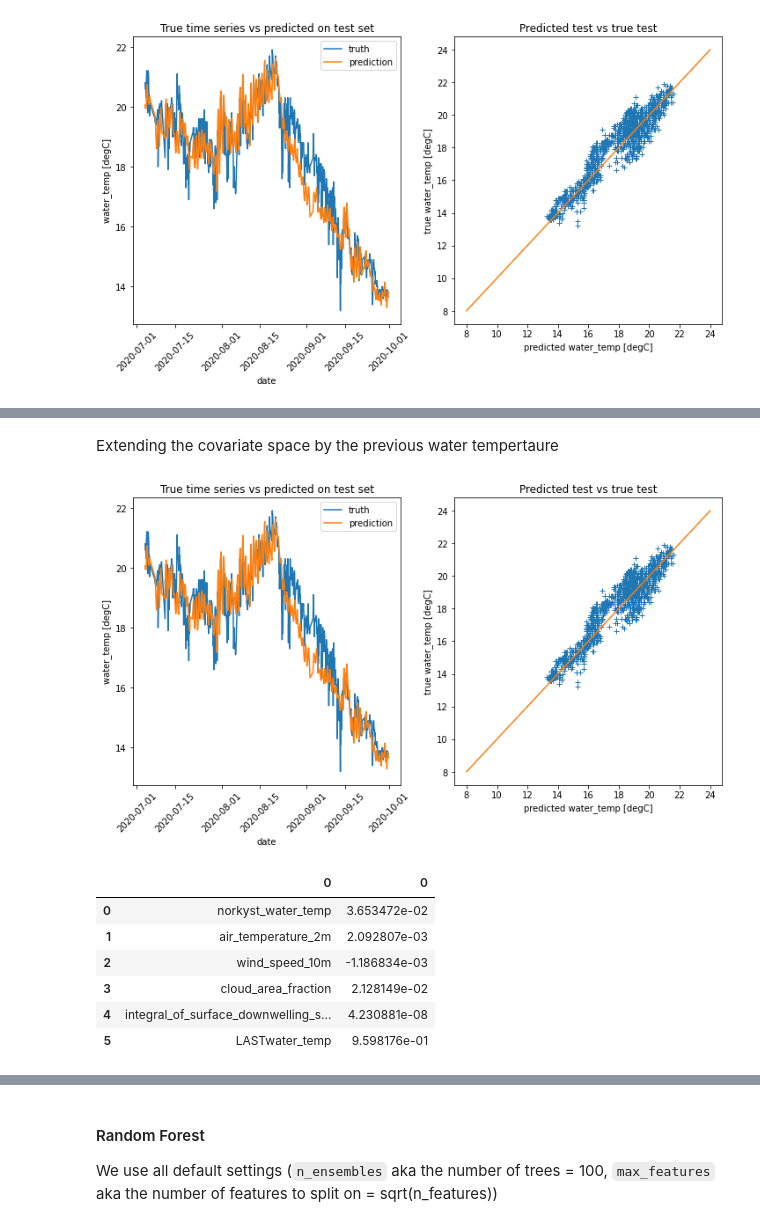
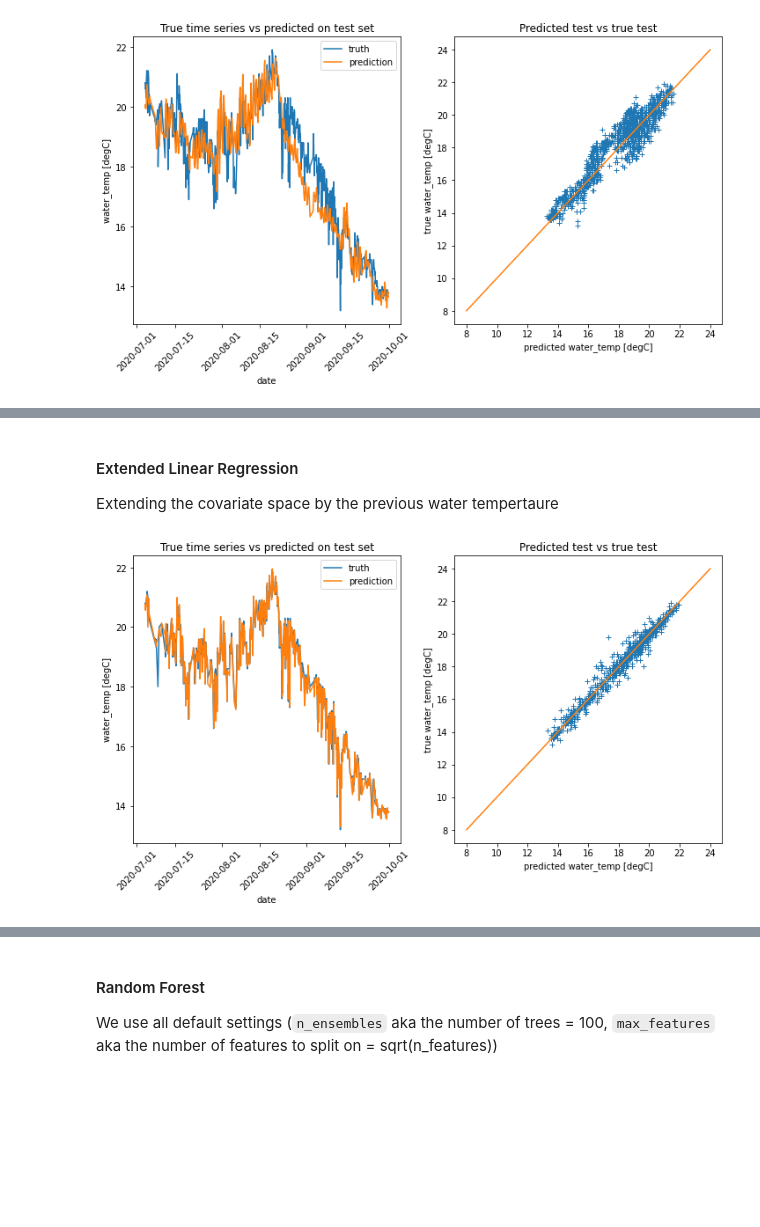
Before and after one commit to FlorianBeiser/havvarsel-data-driven-pred, a Jupyter notebook: DataAnalyser-sorenga.ipynb, the cells around one changed output, grey strips where cells are left out. Saved outputs shown, nothing was run; the diff lists cells and outputs as text; code cells hidden in the pictures; blank space fills up the shorter version.

```diff
--- a/DataAnalyser-sorenga.ipynb
+++ b/DataAnalyser-sorenga.ipynb
@@ -106,18 +94,14 @@ plot_timeseries_all_years("water_temp")
 
 Learning a data-driven predictor
 # %%
-def plot_test_vs_truth(predicition, dropna=True):
+def plot_test_vs_truth(prediction, test):
     """Plotting timeseries of the prediciton against the truth"""
     fig, axs = plt.subplots(1,2)
     fig.set_figheight(6)
     fig.set_figwidth(12)
     # Time series plot
-    if dropna:
-        axs[0].plot(test["water_temp"].dropna().index, test["water_temp"][test["water_temp"].dropna().index])
-        axs[0].plot(test["water_temp"].dropna().index, prediction[test["water_temp"].dropna().index])
-    else:
-        axs[0].plot(clean_test["water_temp"].index, clean_test["water_temp"])
-        axs[0].plot(clean_test["water_temp"].index, prediction)
+    axs[0].plot(test["water_temp"].index, test["water_temp"])
+    axs[0].plot(test["water_temp"].index, prediction)
 
 
     axs[0].legend(["truth","prediction"])
@@ -127,10 +111,7 @@ def plot_test_vs_truth(predicition, dropna=True):
     axs[0].tick_params(axis='x', rotation=45)
 
     # Bias plot
-    if dropna:
-        axs[1].plot(prediction, test["water_temp"], "+")
-    else:
-        axs[1].plot(prediction, clean_test["water_temp"], "+")
+    axs[1].plot(prediction, test["water_temp"], "+")
     axs[1].plot(np.linspace(8,24), np.linspace(8,24))
 
     axs[1].set_xlabel("predicted water_temp [degC]")
@@ -204,36 +185,29 @@ pd.concat([pd.DataFrame(X.columns),pd.DataFrame(np.transpose(linreg.coef_))], ax
 # %% [markdown]
+#### Extended Linear Regression
 Extending the covariate space by the previous water tempertaure
+# %%
+data_extended = original_data
+for col in data.columns:
+    data_extended[col+"_old"] = data_extended[col].shift(1)
+data_extended = data_extended.dropna() # remove when no old data exist
+
+train_extended = data_extended[start_train : end_train]
+test_extended  = data_extended[start_test  : end_test ]
+
+# Covariates and response
+X_extended = train_extended.loc[:, data_extended.columns!="water_temp"]
+Y_extended = train_extended["water_temp"]
 # %%
-data_extended = data
-data_extended["LASTwater_temp"] = data_extended["water_temp"].shift(1)
-clean_data_extended = data.dropna()
-clean_train_extended = clean_data_extended[start_train : end_train]
-clean_test_extended  = clean_data_extended[start_test  : end_test ]
-
-# Covariates and response
-X_extended = clean_train_extended.loc[:, data_extended.columns!="water_temp"]
-Y_extended = clean_train_extended["water_temp"]
-
 # Train linear regression model
 linreg_extended = LinearRegression()
 linreg_extended.fit(X_extended,Y_extended)
 
 # Test model
-prediction_labels_extended = linreg_extended.predict(clean_test_extended.loc[:, data_extended.columns!="water_temp"])
+prediction_labels_extended = linreg_extended.predict(test_extended.loc[:, data_extended.columns!="water_temp"])
 prediction_extended = pd.DataFrame(prediction_labels_extended)
-prediction_extended["time"] = clean_test_extended.index
+prediction_extended["time"] = test_extended.index
 prediction_extended = prediction_extended.set_index("time")
 
-plot_test_vs_truth(prediction_extended, dropna=False)
+plot_test_vs_truth(prediction_extended, test_extended)
 # %% [output]
-[figure, old version]
+[figure, new version]
-# %%
-pd.concat([pd.DataFrame(X_extended.columns),pd.DataFrame(np.transpose(linreg_extended.coef_))], axis = 1)
-# %% [output]
-|  | 0 | 0 |
-| 0 | norkyst_water_temp | 3.653472e-02 |
-| 1 | air_temperature_2m | 2.092807e-03 |
-| 2 | wind_speed_10m | -1.186834e-03 |
-| 3 | cloud_area_fraction | 2.128149e-02 |
-| 4 | integral_of_surface_downwelling_s... | 4.230881e-08 |
-| 5 | LASTwater_temp | 9.598176e-01 |
```
Also changed, not shown: parts of 28 cells of this notebook.
